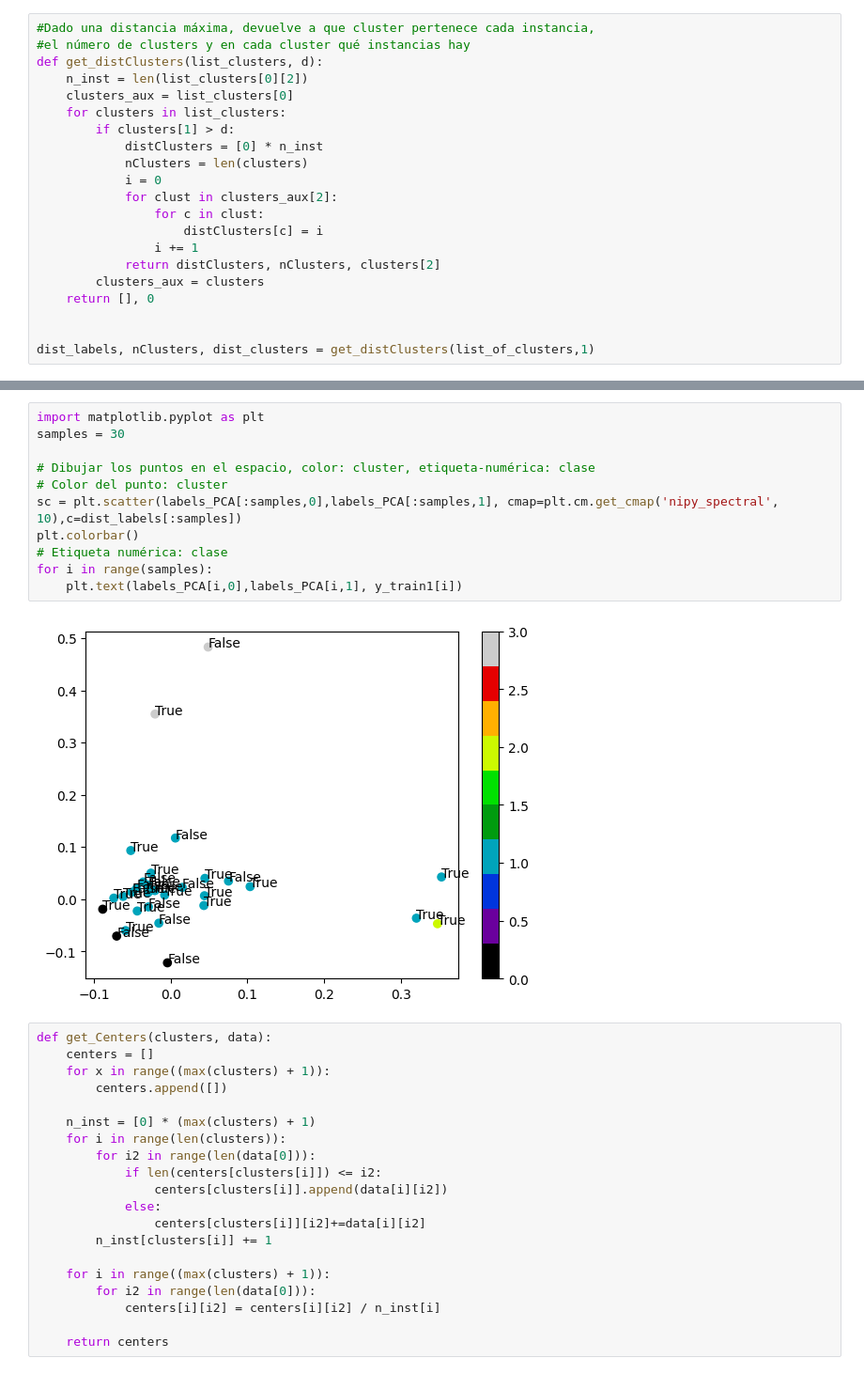
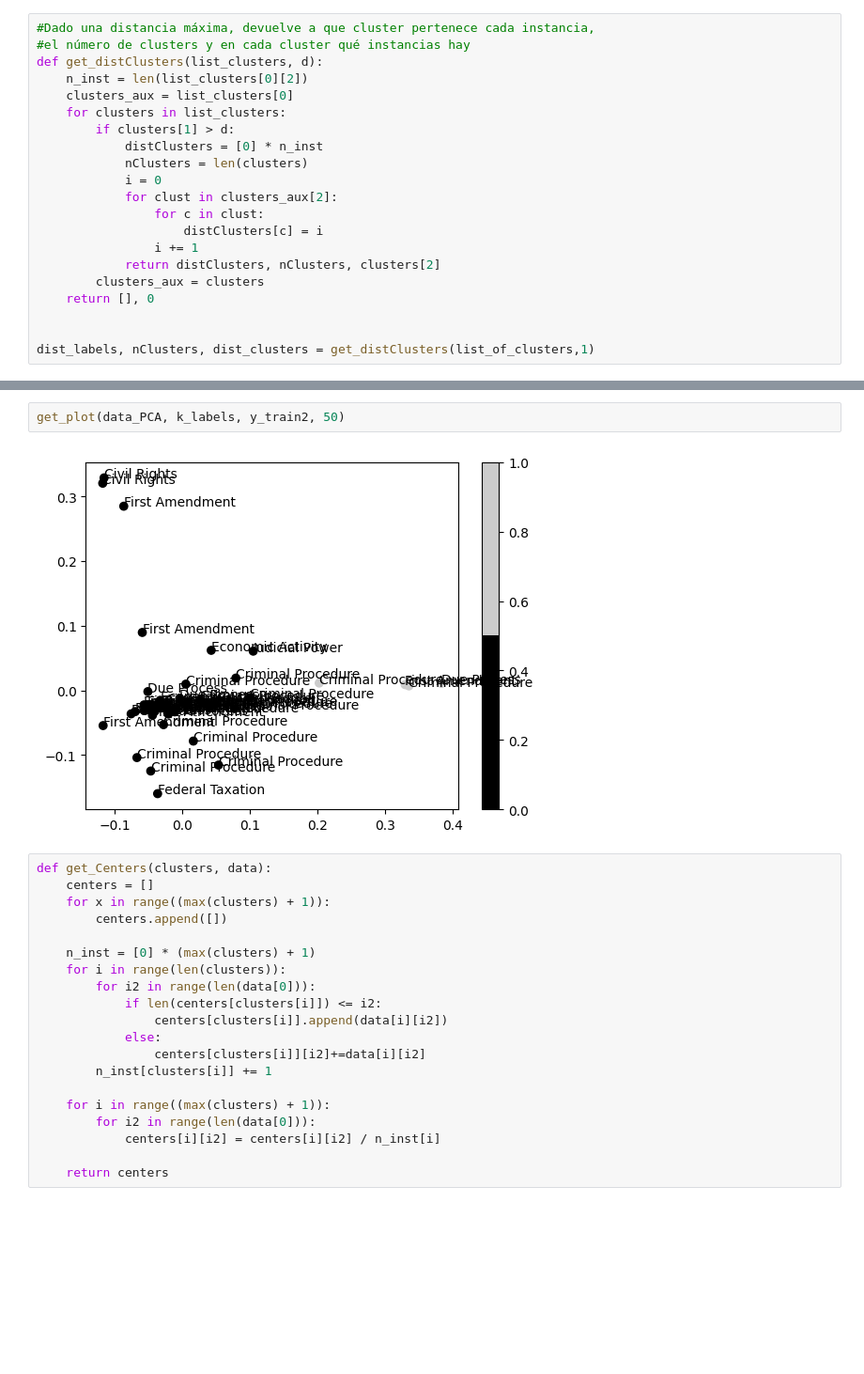
Before and after one commit to korah91/MineriaClustering, a Jupyter notebook: supremeCourt.ipynb, the cells around one changed output, grey strips where cells are left out. Shown at 94% size. Saved outputs shown, nothing was run; the diff lists cells and outputs as text; blank space fills up the shorter version.

```diff
--- a/supremeCourt.ipynb
+++ b/supremeCourt.ipynb
@@ -368,16 +351,7 @@ for i in range(samples):
-# %%
-import matplotlib.pyplot as plt
-samples = 30
-
-# Dibujar los puntos en el espacio, color: cluster, etiqueta-numérica: clase
-# Color del punto: cluster
-sc = plt.scatter(labels_PCA[:samples,0],labels_PCA[:samples,1], cmap=plt.cm.get_cmap('nipy_spectral', 10),c=dist_labels[:samples])
-plt.colorbar()
-# Etiqueta numérica: clase
-for i in range(samples):
-    plt.text(labels_PCA[i,0],labels_PCA[i,1], y_train1[i])
-# %% [output]
-[figure, removed]
+# %%
+get_plot(data_PCA, k_labels, y_train2, 50)
+# %% [output]
+[figure, added]
 # %%
 def get_Centers(clusters, data):
     centers = []
```
Also changed, not shown: parts of 25 cells of this notebook.
